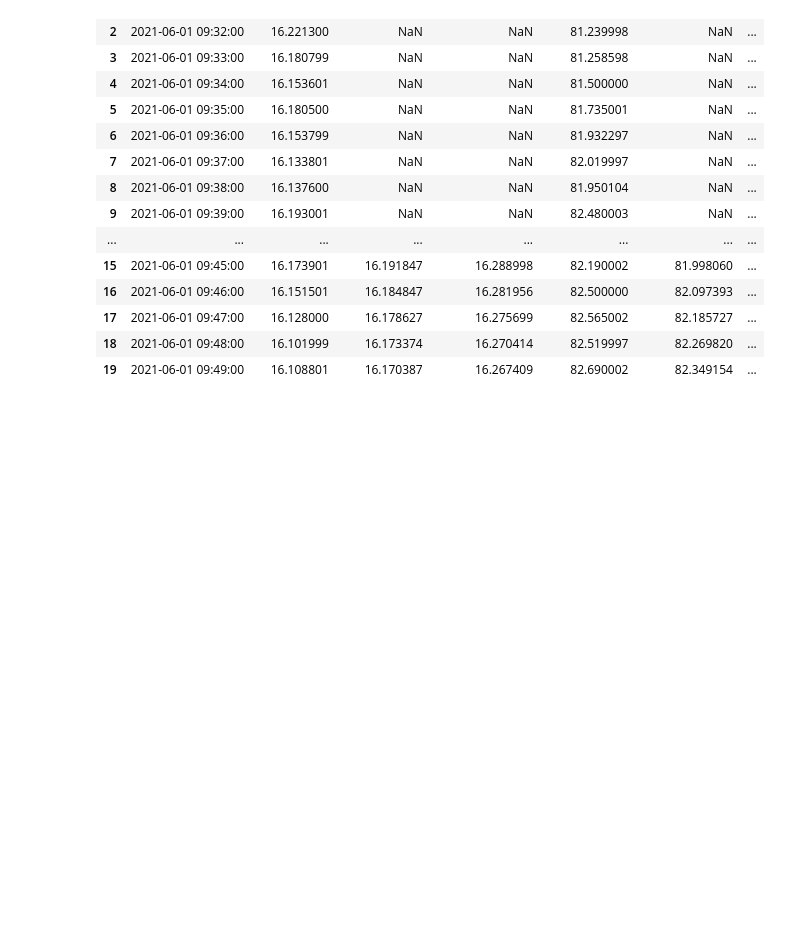
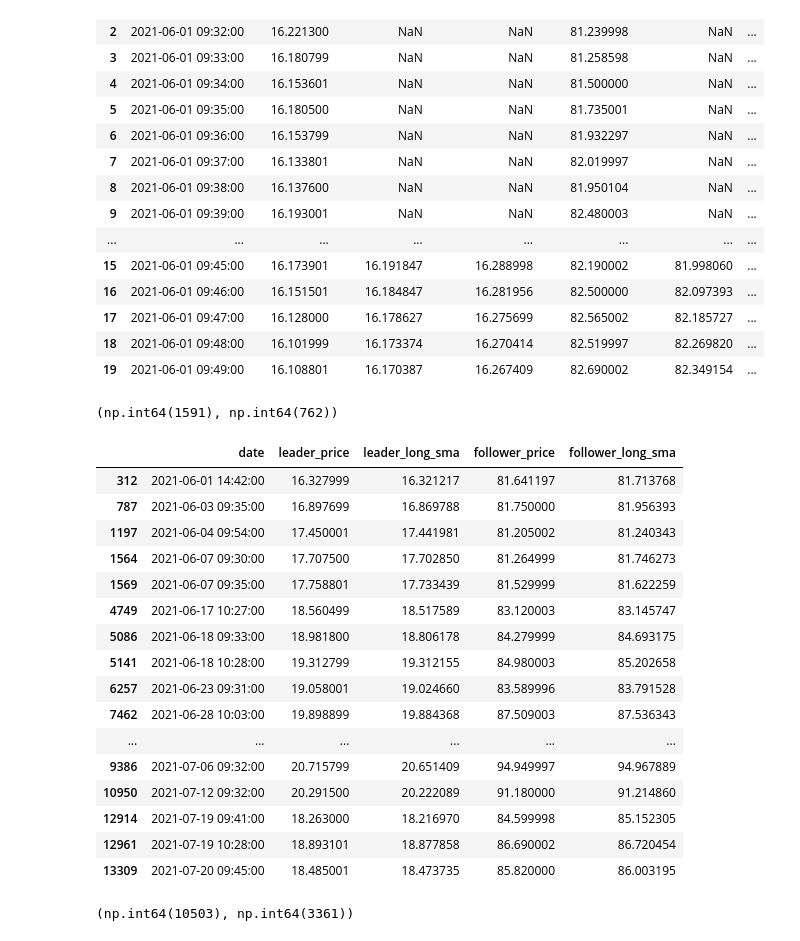
Before and after one commit to ADRIANVM117/data-science-portfolio, a Jupyter notebook: SolidBack_Quant/notebooks/01_hypothesis_validation.ipynb, the cells around one changed output. Cells and saved outputs as stored; diff of their text form; code cells hidden in the pictures; blank space fills up the shorter version.

```diff
--- a/SolidBack_Quant/notebooks/01_hypothesis_validation.ipynb
+++ b/SolidBack_Quant/notebooks/01_hypothesis_validation.ipynb
@@ -797,3 +797,56 @@ pair_df[["date","leader_price","leader_sma15","leader_long_sma","follower_price"
 | 17 | 2021-06-01 09:47:00 | 16.128000 | 16.178627 | 16.275699 | 82.565002 | 82.185727 | ... |
 | 18 | 2021-06-01 09:48:00 | 16.101999 | 16.173374 | 16.270414 | 82.519997 | 82.269820 | ... |
 | 19 | 2021-06-01 09:49:00 | 16.108801 | 16.170387 | 16.267409 | 82.690002 | 82.349154 | ... |
+# %%
+# Long signal condition
+pair_df["long_signal"] = ((pair_df["leader_price"] > pair_df["leader_long_sma"]) & (pair_df["follower_price"] < pair_df["follower_long_sma"]))
+
+# Trading day for signal-start logic
+pair_df["trading_day"] = pair_df["date"].dt.date
+
+# Previous signal within the same trading day
+prev_signal = (pair_df.groupby("trading_day")["long_signal"].shift(1).fillna(False).astype(bool))
+
+# Signal start = transition from False to True
+pair_df["long_signal_start"] = (pair_df["long_signal"].astype(bool) & (~prev_signal))
+
+pair_df["long_signal"].sum(), pair_df["long_signal_start"].sum()
+# %% [output]
+(np.int64(1591), np.int64(762))
+# %%
+pair_df.loc[pair_df["long_signal_start"],["date","leader_price","leader_long_sma","follower_price","follower_long_sma"]].head(20)
+# %% [output]
+|  | date | leader_price | leader_long_sma | follower_price | follower_long_sma |
+| 312 | 2021-06-01 14:42:00 | 16.327999 | 16.321217 | 81.641197 | 81.713768 |
+| 787 | 2021-06-03 09:35:00 | 16.897699 | 16.869788 | 81.750000 | 81.956393 |
+| 1197 | 2021-06-04 09:54:00 | 17.450001 | 17.441981 | 81.205002 | 81.240343 |
+| 1564 | 2021-06-07 09:30:00 | 17.707500 | 17.702850 | 81.264999 | 81.746273 |
+| 1569 | 2021-06-07 09:35:00 | 17.758801 | 17.733439 | 81.529999 | 81.622259 |
+| 4749 | 2021-06-17 10:27:00 | 18.560499 | 18.517589 | 83.120003 | 83.145747 |
+| 5086 | 2021-06-18 09:33:00 | 18.981800 | 18.806178 | 84.279999 | 84.693175 |
+| 5141 | 2021-06-18 10:28:00 | 19.312799 | 19.312155 | 84.980003 | 85.202658 |
+| 6257 | 2021-06-23 09:31:00 | 19.058001 | 19.024660 | 83.589996 | 83.791528 |
+| 7462 | 2021-06-28 10:03:00 | 19.898899 | 19.884368 | 87.509003 | 87.536343 |
+| ... | ... | ... | ... | ... | ... |
+| 9386 | 2021-07-06 09:32:00 | 20.715799 | 20.651409 | 94.949997 | 94.967889 |
+| 10950 | 2021-07-12 09:32:00 | 20.291500 | 20.222089 | 91.180000 | 91.214860 |
+| 12914 | 2021-07-19 09:41:00 | 18.263000 | 18.216970 | 84.599998 | 85.152305 |
+| 12961 | 2021-07-19 10:28:00 | 18.893101 | 18.877858 | 86.690002 | 86.720454 |
+| 13309 | 2021-07-20 09:45:00 | 18.485001 | 18.473735 | 85.820000 | 86.003195 |
+# %%
+# Short SMA thresholds
+pair_df["leader_short_sma"] = pair_df["leader_sma15"] * (1 - 0.006)
+pair_df["follower_short_sma"] = pair_df["follower_sma15"] * (1 - 0.002)
+
+# Short signal condition
+pair_df["short_signal"] = ((pair_df["leader_price"] < pair_df["leader_short_sma"]) & (pair_df["follower_price"] < pair_df["follower_short_sma"]))
+
+# Previous short signal within the same trading day
+prev_short_signal = (pair_df.groupby("trading_day")["short_signal"].shift(1).fillna(False).astype(bool))
+
+# Short signal start = transition from False to True
+pair_df["short_signal_start"] = (pair_df["short_signal"].astype(bool) & (~prev_short_signal))
+
+pair_df["short_signal"].sum(), pair_df["short_signal_start"].sum()
+# %% [output]
+(np.int64(10503), np.int64(3361))
```
Also changed, not shown: parts of 33 cells of this notebook.
